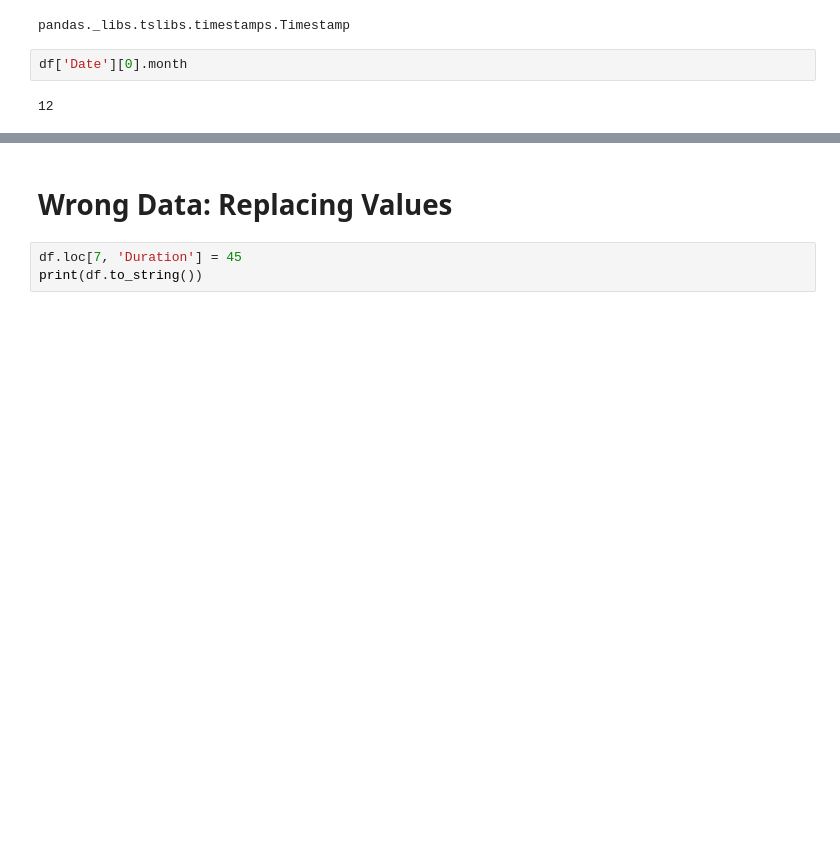
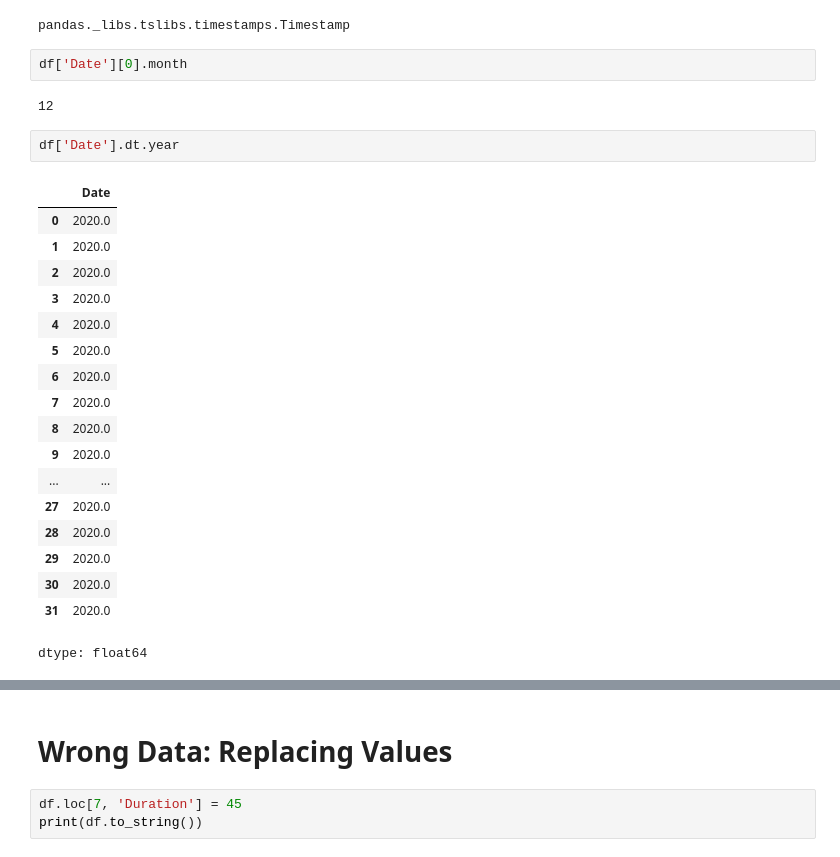
Before and after one commit to M-Ghodrat/Servus, a Jupyter notebook: Pandas.ipynb, the cells around one changed output, grey strips where cells are left out. Cells and saved outputs as stored; diff of their text form; blank space fills up the shorter version.

```diff
--- a/Pandas.ipynb
+++ b/Pandas.ipynb
@@ -509,3 +524,24 @@ pandas._libs.tslibs.timestamps.Timestamp
 df['Date'][0].month
 # %% [output]
 12
+# %%
+df['Date'].dt.year
+# %% [output]
+|  | Date |
+| 0 | 2020.0 |
+| 1 | 2020.0 |
+| 2 | 2020.0 |
+| 3 | 2020.0 |
+| 4 | 2020.0 |
+| 5 | 2020.0 |
+| 6 | 2020.0 |
+| 7 | 2020.0 |
+| 8 | 2020.0 |
+| 9 | 2020.0 |
+| ... | ... |
+| 27 | 2020.0 |
+| 28 | 2020.0 |
+| 29 | 2020.0 |
+| 30 | 2020.0 |
+| 31 | 2020.0 |
+dtype: float64
```
Also changed, not shown: parts of 13 cells of this notebook.
